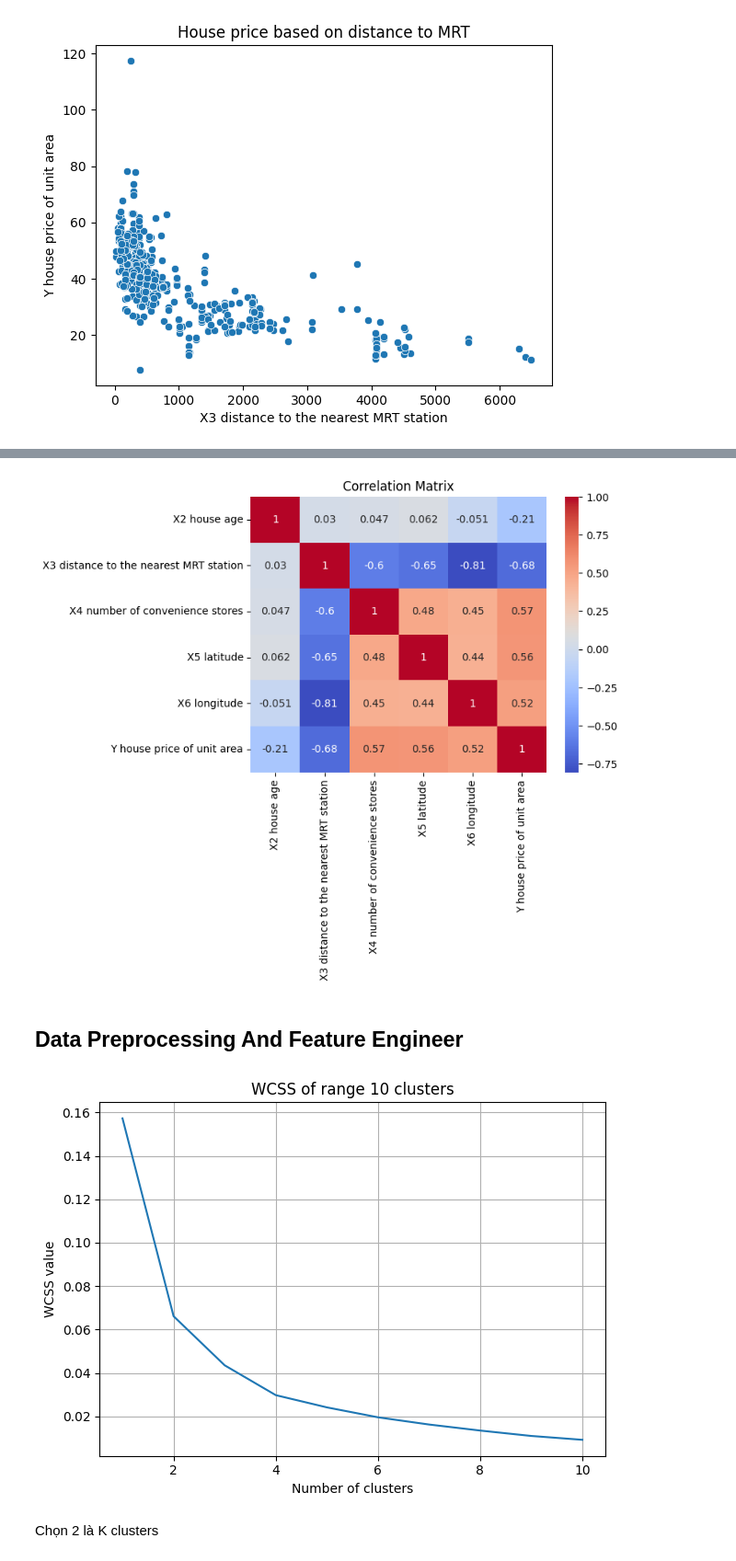
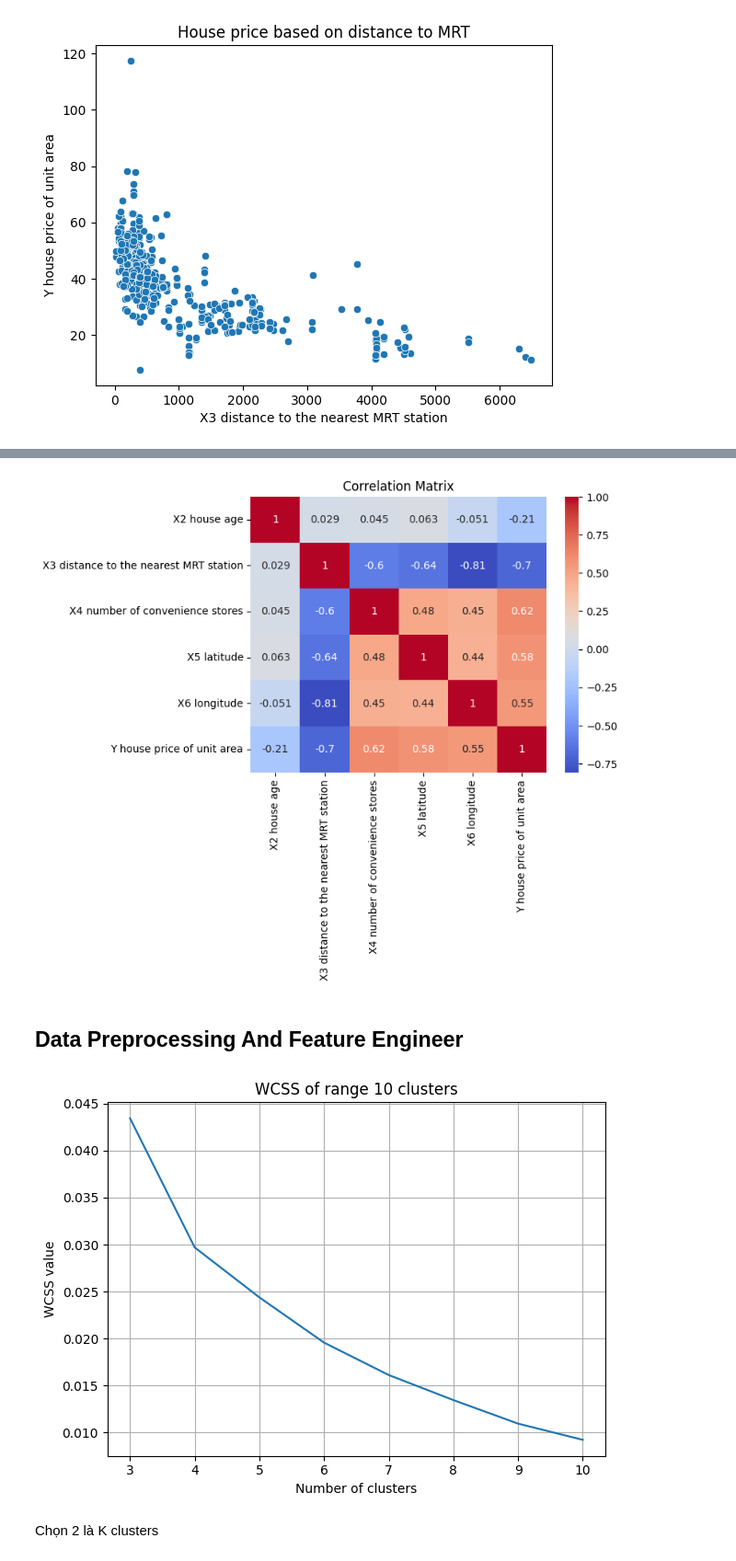
Before and after one commit to thangquang09/HCMUS, a Jupyter notebook: IntroduceDS/Lab02_RegressionModel.ipynb, the cells around one changed output, grey strips where cells are left out. Shown at 92% size. Drawn from its saved outputs; the diff is of its cells as text; code cells hidden in the pictures.

```diff
--- a/IntroduceDS/Lab02_RegressionModel.ipynb
+++ b/IntroduceDS/Lab02_RegressionModel.ipynb
@@ -105,4 +105,7 @@ savefig(plt, 'House price based on distance to MRT.png')
 plt.show()
 # %% [output]
 [figure]
+# %%
+# drop outliers
+df = df[df['Y house price of unit area'] <= 110]
 # %%
@@ -123,30 +126,30 @@ plt.title('Correlation Matrix')
 savefig(plt, 'correlation_matrix.png')
 plt.show()
 # %% [output]
-[figure, old version]
+[figure, new version]
 # %% [markdown]
 ## Data Preprocessing And Feature Engineer
 # %%
 # clustering location
 from sklearn.cluster import KMeans
 
 wcss = []
-for K in range(1,11):
+for K in range(3,11):
     kmeans = KMeans(n_clusters=K, init='k-means++', n_init=10, random_state=42)
     kmeans.fit(df[['X6 longitude', 'X5 latitude']])
     wcss.append(kmeans.inertia_)
 
 # plot WCSS
-plt.plot(range(1, 11), wcss)
+plt.plot(range(3, 11), wcss)
 plt.title('WCSS of range 10 clusters')
 plt.xlabel('Number of clusters')
 plt.ylabel('WCSS value')
 plt.grid(True)
 plt.tight_layout()
 savefig(plt, 'WCSS.png')
 plt.show()
 # %% [output]
-[figure, old version]
+[figure, new version]
 # %% [markdown]
 Chọn 2 là K clusters
 # %%
```
Also changed, not shown: parts of 20 cells of this notebook, 10 other files.
